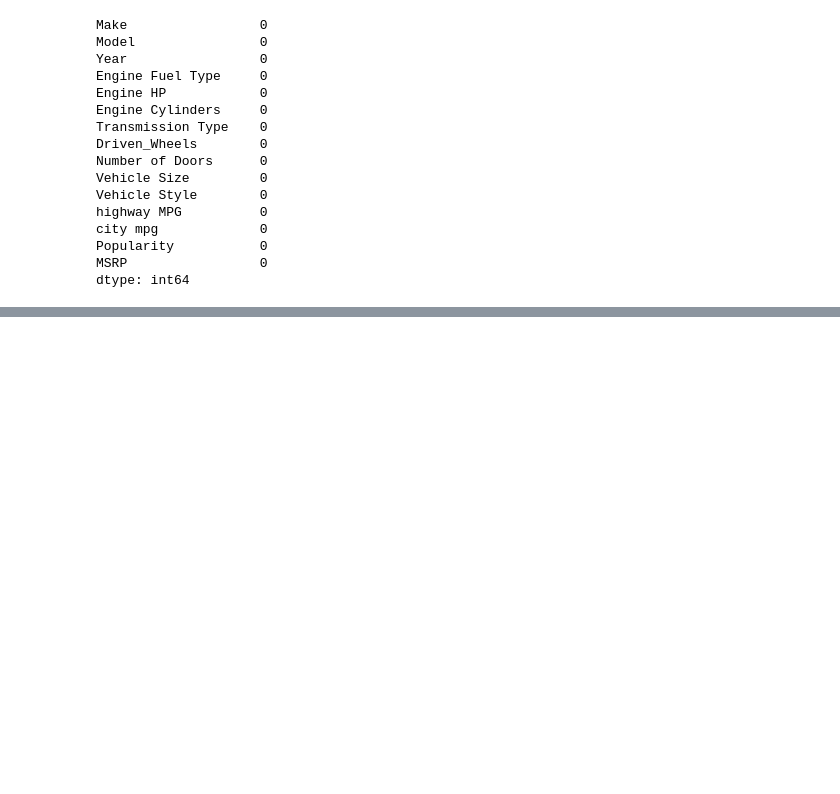
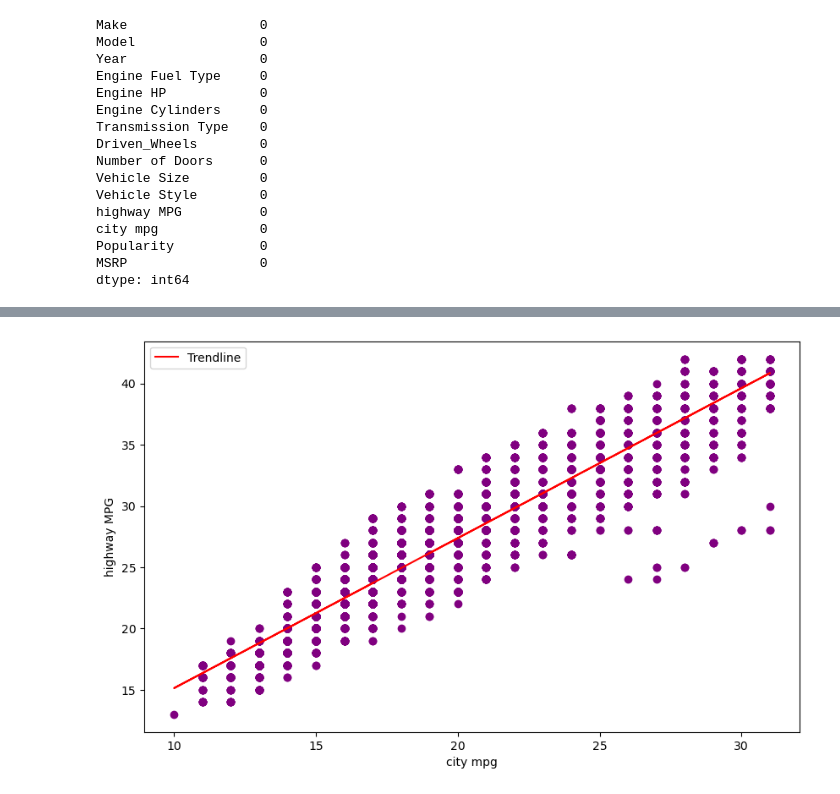
Before and after one commit to NMcHale029/SEIS631-Project2, a Jupyter notebook: project2.ipynb, the cells around one changed output, grey strips where cells are left out. Drawn from its saved outputs; the diff is of its cells as text; code cells hidden in the pictures; blank space fills up the shorter version.

```diff
--- a/project2.ipynb
+++ b/project2.ipynb
@@ -502,0 +516,28 @@ plt.show()
+# %%
+# Defines the figure, and sets the size of the graph
+fig6, ax = plt.subplots(figsize=(10,6))
+
+# Defines the x and y columns that will be used
+x='city mpg'
+y='highway MPG'
+
+# Creates the scatterplot color of dots was changed to purple
+ax.scatter(df[x], df[y], color='purple')
+
+# Used to create the trendline setting the polyfit by feeding it the x and y values
+coef = np.polyfit(df[x], df[y],1)
+trendline = np.poly1d(coef)
+
+# Uses the polyfit set earlier to display the trendline equation in the legend
+plt.plot(df[x], trendline(df[x]), label= "Trendline", color ='red')
+
+# Names the x and y axis
+ax.set_xlabel(x)
+ax.set_ylabel(y)
+
+# Includes a legend on the plot
+plt.legend()
+
+plt.show()
+# %% [output]
+[figure, added]
```
Also changed, not shown: parts of 56 cells of this notebook.
